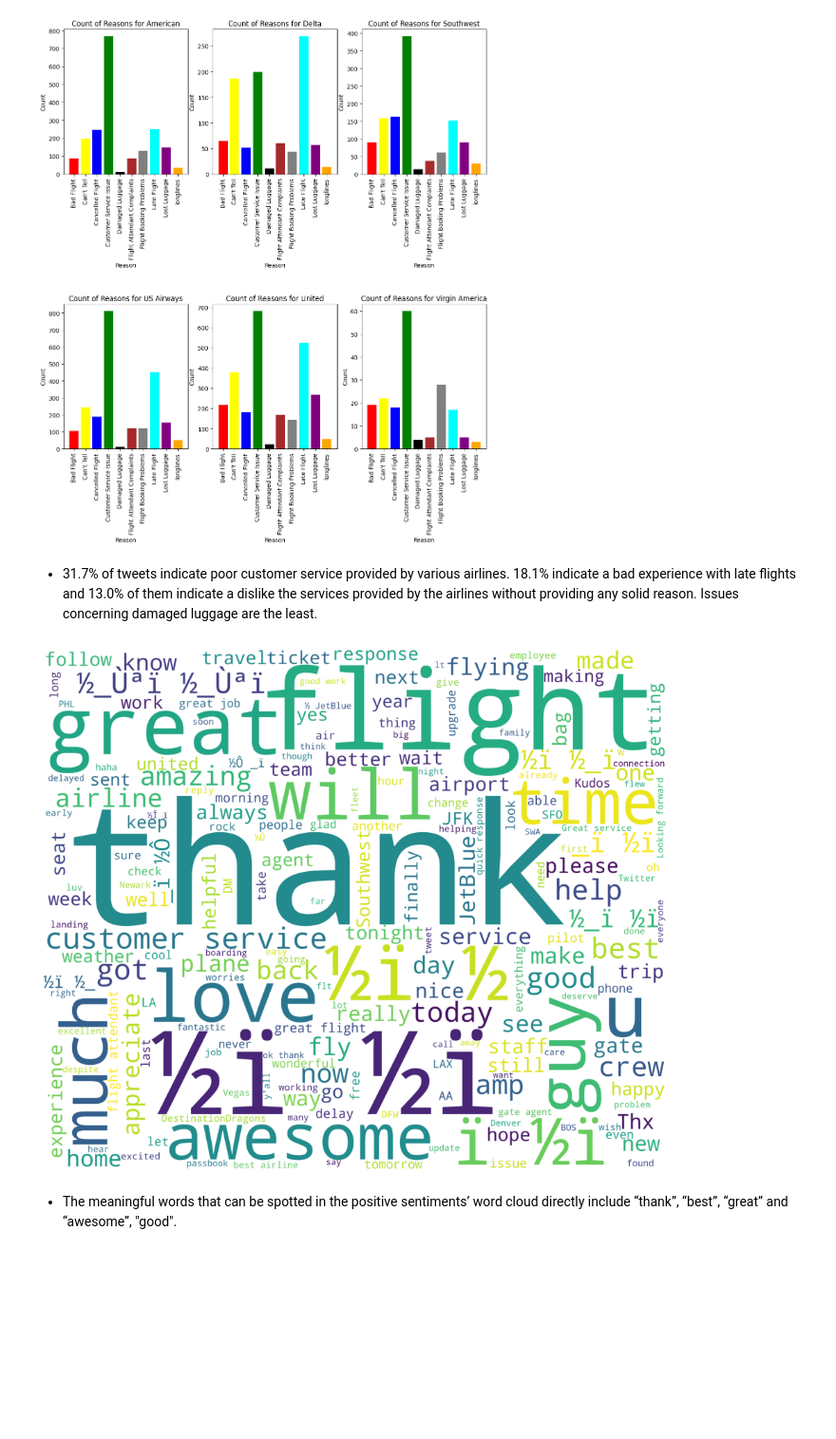
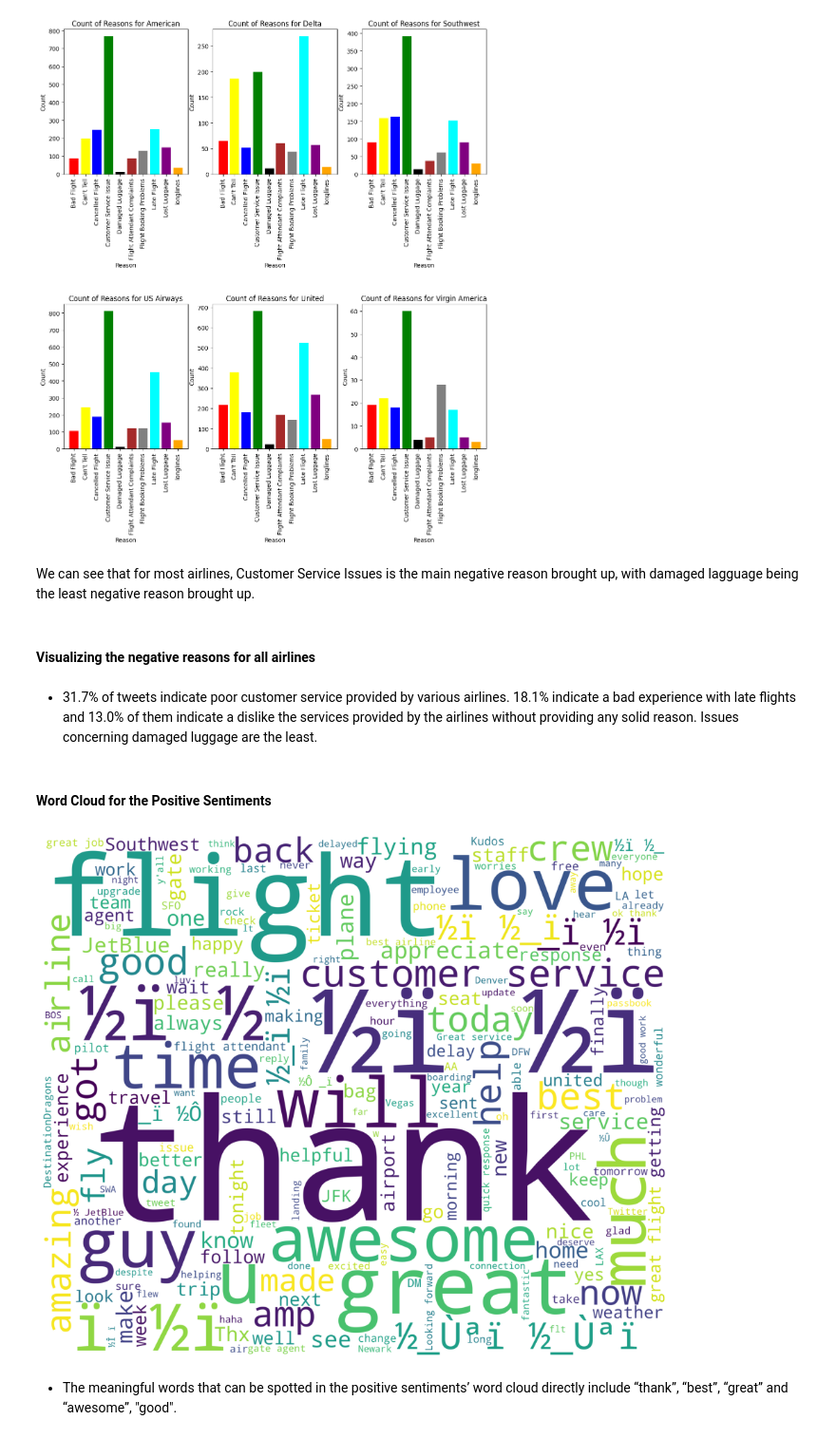
Before and after one commit to Igecha-Samuel/Airline-Twitter-Sentiment-Analysis, a Jupyter notebook: Airline Twitter Sentiment.ipynb, the cells around one changed output. Shown at 95% size. Drawn from its saved outputs; the diff is of its cells as text; code cells hidden in the pictures; blank space fills up the shorter version.

```diff
--- a/Airline Twitter Sentiment.ipynb
+++ b/Airline Twitter Sentiment.ipynb
@@ -234,6 +246,10 @@ for i, airline in enumerate(airlines):
 plt.show()
 # %% [output]
 [figure]
+# %% [markdown]
+We can see that for most airlines, Customer Service Issues is the main negative reason brought up, with damaged lagguage being the least negative reason brought up.
+# %% [markdown]
+#### Visualizing the negative reasons for all airlines
 # %%
 negative_data = df.groupby(['airline', 'negativereason']).size().reset_index(name='count')
 
@@ -249,17 +265,28 @@ fig.update_layout(
 fig.show()
 # %% [markdown]
 - 31.7% of tweets indicate poor customer service provided by various airlines. 18.1% indicate a bad experience with late flights and 13.0% of them indicate a dislike the services provided by the airlines without providing any solid reason. Issues concerning damaged luggage are the least.
+# %% [markdown]
+#### Word Cloud for the Positive Sentiments
 # %%
+
+# Filter positive sentiments
 new_df = df[df["airline_sentiment"] == "positive"]
+
+# Concatenate words from positive sentiments
 words = " ".join(new_df["text"])
+
+# Clean words by removing URLs, mentions, and retweets
 cleaned_word = " ".join([word for word in words.split() if "http" not in word and not word.startswith("@") and word != "RT"])
-wordcloud = WordCloud(stopwords = STOPWORDS,
-                     background_color = "white", width = 3000, height = 2500).generate(cleaned_word)
-plt.figure(figsize = (12, 12))
+
+# Create WordCloud object with specified settings
+wordcloud = WordCloud(stopwords=STOPWORDS, background_color="white", width=3000, height=2500).generate(cleaned_word)
+
+# Display the WordCloud
+plt.figure(figsize=(12, 12))
 plt.imshow(wordcloud)
 plt.axis("off")
 plt.show()
 # %% [output]
-[figure, old version]
+[figure, new version]
 # %% [markdown]
 - The meaningful words that can be spotted in the positive sentiments’ word cloud directly include “thank”, “best”, “great” and “awesome”, "good".
```
Also changed, not shown: parts of 16 cells of this notebook.
